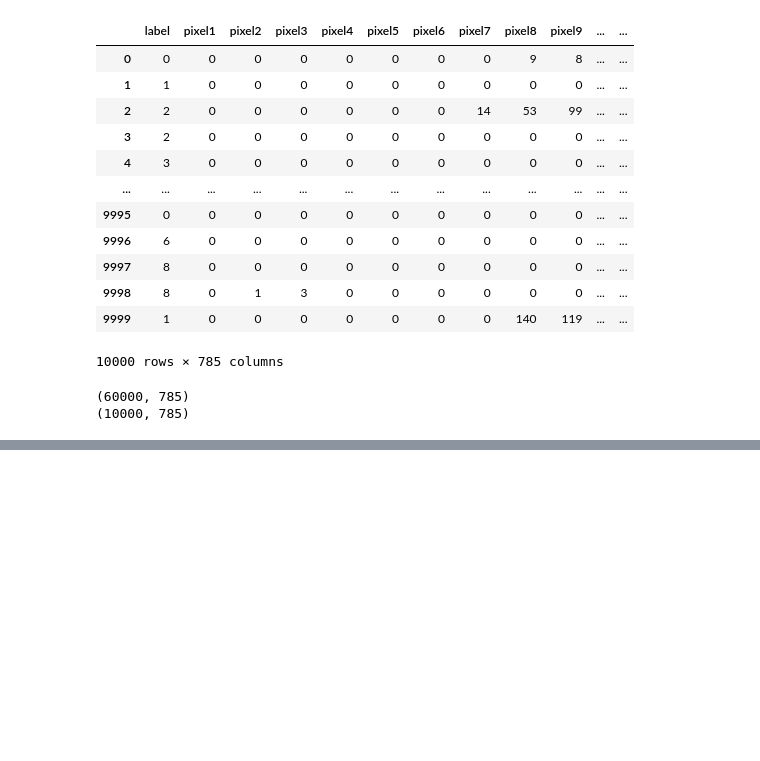
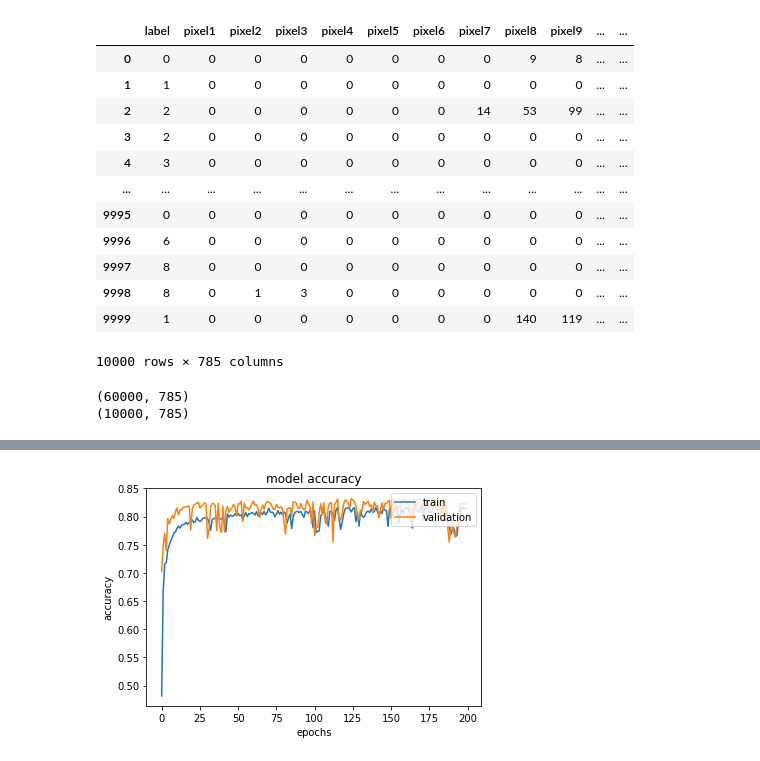
Before and after one commit to gurralamanoj/Data-Science-For-Beginners, a Jupyter notebook: Fashion_MNIST.ipynb, the cells around one changed output, grey strips where cells are left out. Saved outputs shown, nothing was run; the diff lists cells and outputs as text; code cells hidden in the pictures; blank space fills up the shorter version.

```diff
--- a/Fashion_MNIST.ipynb
+++ b/Fashion_MNIST.ipynb
@@ -146,0 +279,12 @@ features = ["pixel{}".format(pixel_num) for pixel_num in range(1,785)]
+# %%
+model = Sequential()
+model.add(Dense(128, activation = "relu" , input_dim = 784))
+model.add(Dropout(0.2))
+model.add(Dense(128, activation = "relu"))
+model.add(Dropout(0.2))
+model.add(Dense(128, activation = "relu"))
+model.add(Dropout(0.2))
+model.add(Dense(10, activation="softmax"))
+# sigmoid is used for binary classification
+# softmax for multiple classification
+model.summary()
@@ -146,0 +309,5 @@ features = ["pixel{}".format(pixel_num) for pixel_num in range(1,785)]
+# %%
+y_train_transformed = to_categorical(y_train)
+y_test_transformed = to_categorical(y_test)
+print(y_train_transformed.shape)
+print(y_test_transformed.shape)
@@ -146,0 +317,4 @@ features = ["pixel{}".format(pixel_num) for pixel_num in range(1,785)]
+# %%
+model.compile(optimizer = 'Adam', loss = 'categorical_crossentropy', metrics = ['accuracy'])
+# %%
+hist = model.fit(x_train,y_train_transformed,validation_data = (x_test,y_test_transformed), batch_size = 64, epochs = 200, verbose = 2)
@@ -146,0 +339,10 @@ features = ["pixel{}".format(pixel_num) for pixel_num in range(1,785)]
+# %%
+plt.plot(hist.history['accuracy'])
+plt.plot(hist.history['val_accuracy'])
+plt.title('model accuracy')
+plt.ylabel('accuracy')
+plt.xlabel('epochs')
+plt.legend(['train','validation'],loc = 'upper right')
+plt.show()
+# %% [output]
+[figure, added]
```
Also changed, not shown: parts of 19 cells of this notebook.
